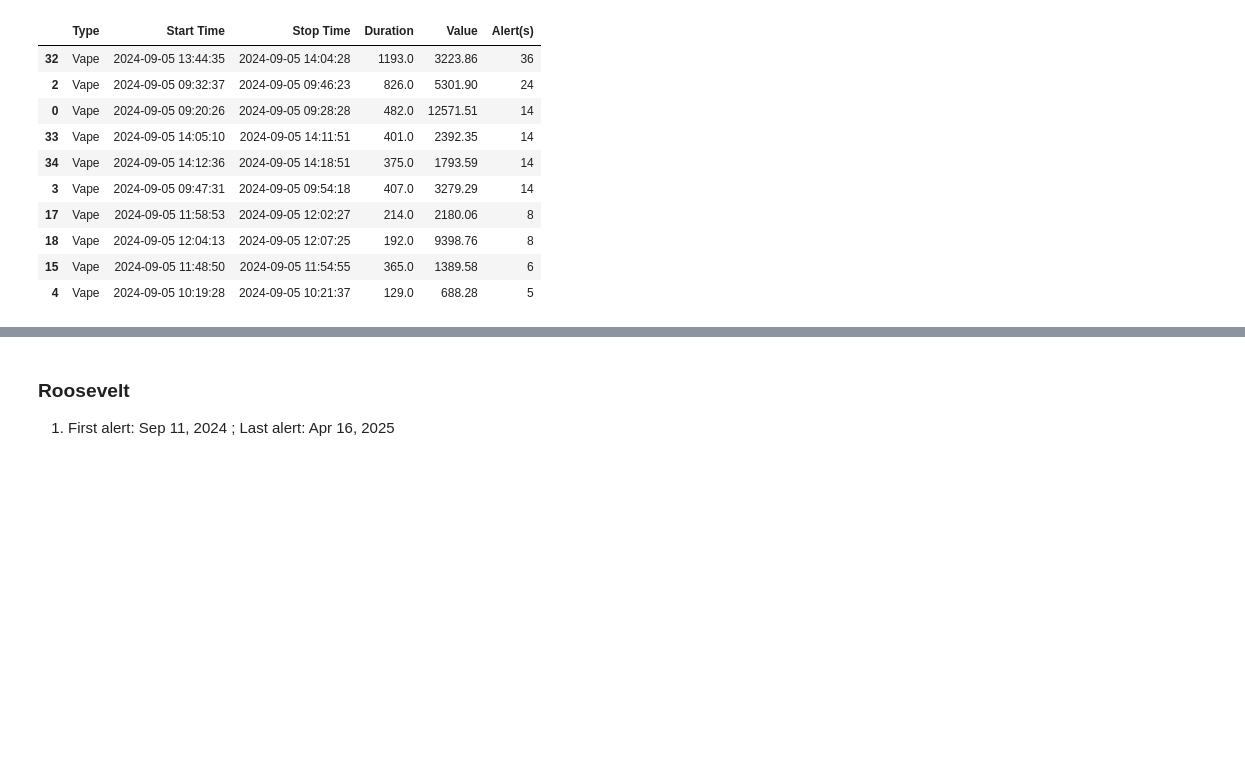
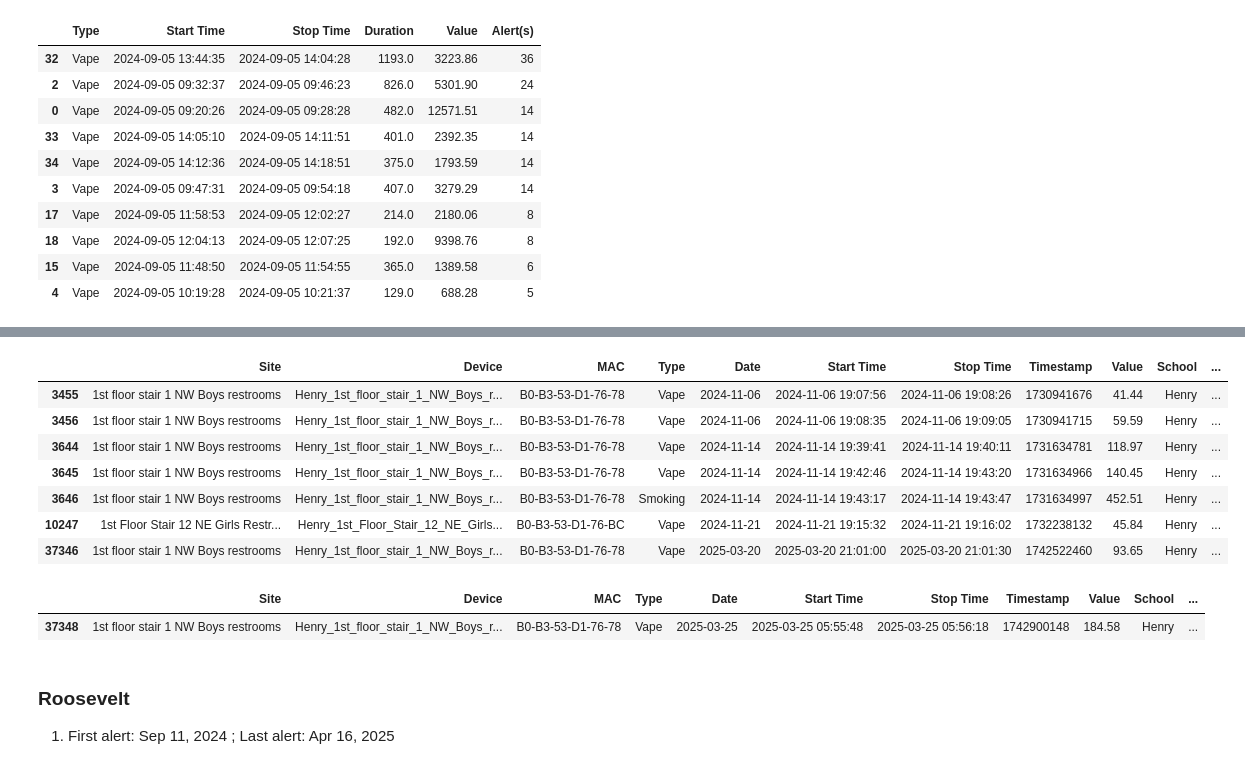
Before and after one commit to yunghsuanwu/vape-detector-minneapolis, a Jupyter notebook: haloreport_dataexploration_yhw.ipynb, the cells around one changed output, grey strips where cells are left out. Saved outputs shown, nothing was run; the diff lists cells and outputs as text; code cells hidden in the pictures; blank space fills up the shorter version.

```diff
--- a/haloreport_dataexploration_yhw.ipynb
+++ b/haloreport_dataexploration_yhw.ipynb
@@ -592,3 +710,21 @@ Series([], dtype: object)
+# %%
+# Any events after 7 pm?
+camden_df[camden_df['Start Time'].dt.hour > 18]
+# %% [output]
+|  | Site | Device | MAC | Type | Date | Start Time | Stop Time | Timestamp | Value | School | ... |
+| 3455 | 1st floor stair 1 NW Boys restrooms | Henry_1st_floor_stair_1_NW_Boys_r... | B0-B3-53-D1-76-78 | Vape | 2024-11-06 | 2024-11-06 19:07:56 | 2024-11-06 19:08:26 | 1730941676 | 41.44 | Henry | ... |
+| 3456 | 1st floor stair 1 NW Boys restrooms | Henry_1st_floor_stair_1_NW_Boys_r... | B0-B3-53-D1-76-78 | Vape | 2024-11-06 | 2024-11-06 19:08:35 | 2024-11-06 19:09:05 | 1730941715 | 59.59 | Henry | ... |
+| 3644 | 1st floor stair 1 NW Boys restrooms | Henry_1st_floor_stair_1_NW_Boys_r... | B0-B3-53-D1-76-78 | Vape | 2024-11-14 | 2024-11-14 19:39:41 | 2024-11-14 19:40:11 | 1731634781 | 118.97 | Henry | ... |
+| 3645 | 1st floor stair 1 NW Boys restrooms | Henry_1st_floor_stair_1_NW_Boys_r... | B0-B3-53-D1-76-78 | Vape | 2024-11-14 | 2024-11-14 19:42:46 | 2024-11-14 19:43:20 | 1731634966 | 140.45 | Henry | ... |
+| 3646 | 1st floor stair 1 NW Boys restrooms | Henry_1st_floor_stair_1_NW_Boys_r... | B0-B3-53-D1-76-78 | Smoking | 2024-11-14 | 2024-11-14 19:43:17 | 2024-11-14 19:43:47 | 1731634997 | 452.51 | Henry | ... |
+| 10247 | 1st Floor Stair 12 NE Girls Restr... | Henry_1st_Floor_Stair_12_NE_Girls... | B0-B3-53-D1-76-BC | Vape | 2024-11-21 | 2024-11-21 19:15:32 | 2024-11-21 19:16:02 | 1732238132 | 45.84 | Henry | ... |
+| 37346 | 1st floor stair 1 NW Boys restrooms | Henry_1st_floor_stair_1_NW_Boys_r... | B0-B3-53-D1-76-78 | Vape | 2025-03-20 | 2025-03-20 21:01:00 | 2025-03-20 21:01:30 | 1742522460 | 93.65 | Henry | ... |
+# %%
+# Any events before 7 am?
+camden_df[camden_df['Start Time'].dt.hour < 7]
+# %% [output]
+|  | Site | Device | MAC | Type | Date | Start Time | Stop Time | Timestamp | Value | School | ... |
+| 37348 | 1st floor stair 1 NW Boys restrooms | Henry_1st_floor_stair_1_NW_Boys_r... | B0-B3-53-D1-76-78 | Vape | 2025-03-25 | 2025-03-25 05:55:48 | 2025-03-25 05:56:18 | 1742900148 | 184.58 | Henry | ... |
 # %% [markdown]
 ### Roosevelt
 
```
Also changed, not shown: parts of 9 cells of this notebook.
